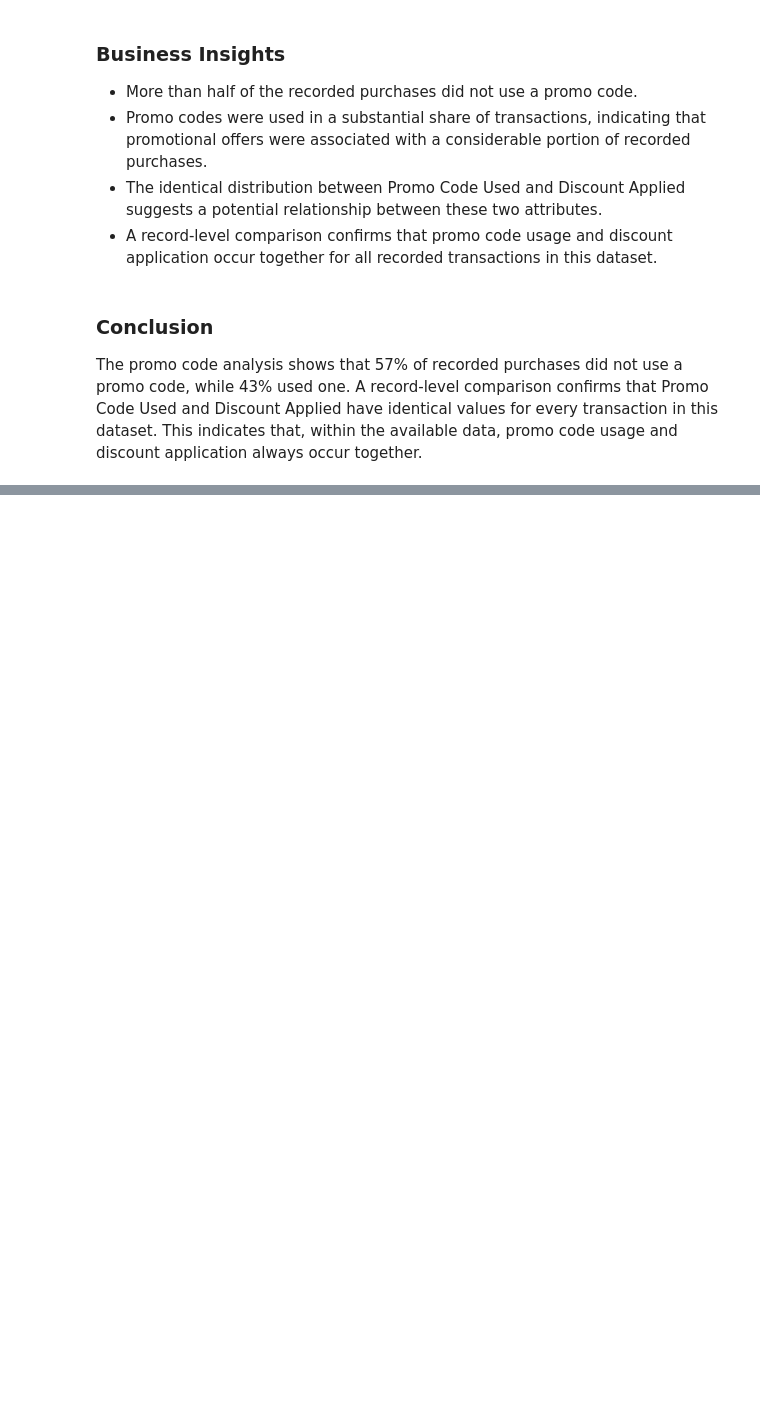
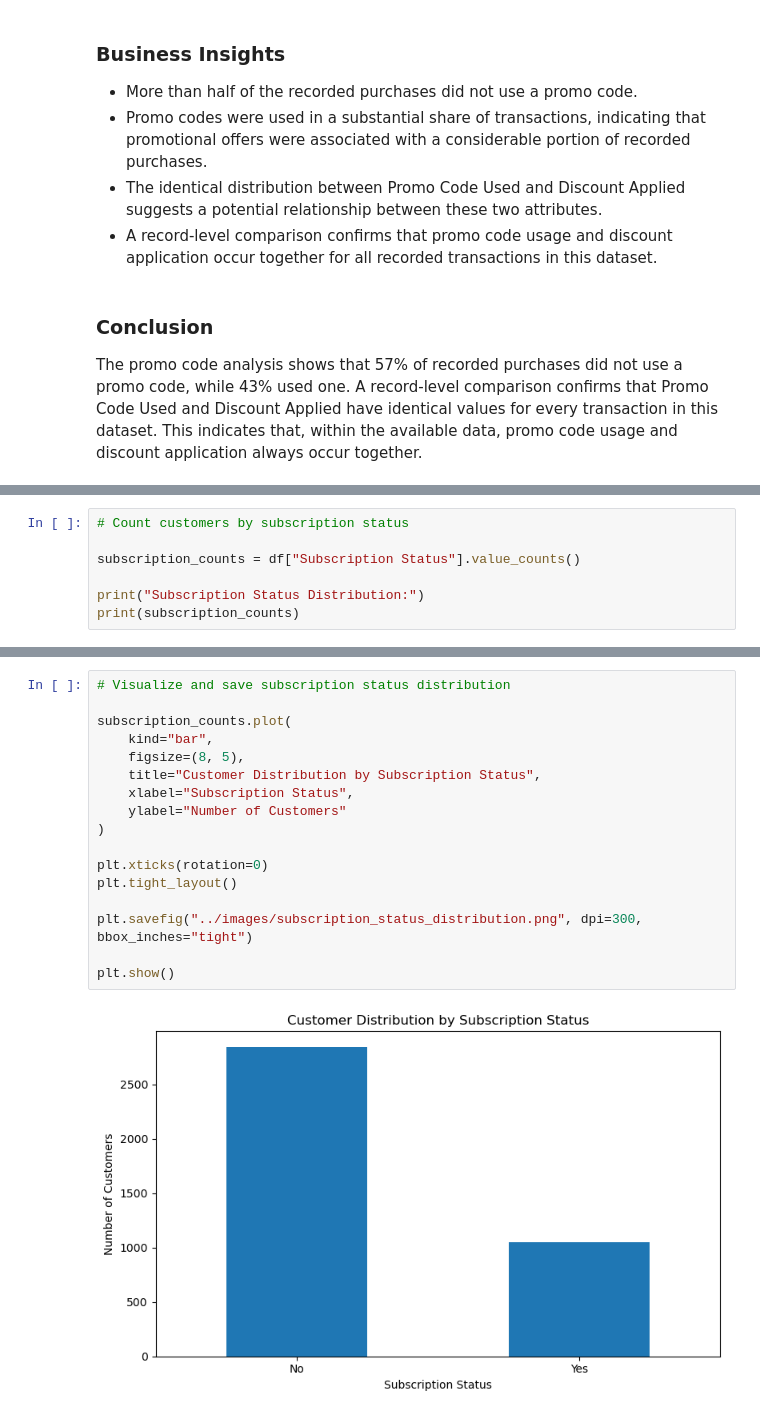
Before and after one commit to kalaranjani-a/customer-shopping-behavior-analysis, a Jupyter notebook: notebooks/customer_shopping_analysis.ipynb, the cells around one changed output, grey strips where cells are left out. Saved outputs shown, nothing was run; the diff lists cells and outputs as text; blank space fills up the shorter version.

```diff
--- a/notebooks/customer_shopping_analysis.ipynb
+++ b/notebooks/customer_shopping_analysis.ipynb
@@ -1826,0 +2057,7 @@ The promo code analysis shows that 57% of recorded purchases did not use a promo
+# %%
+# Count customers by subscription status
+
+subscription_counts = df["Subscription Status"].value_counts()
+
+print("Subscription Status Distribution:")
+print(subscription_counts)
@@ -1826,0 +2088,19 @@ The promo code analysis shows that 57% of recorded purchases did not use a promo
+# %%
+# Visualize and save subscription status distribution
+
+subscription_counts.plot(
+    kind="bar",
+    figsize=(8, 5),
+    title="Customer Distribution by Subscription Status",
+    xlabel="Subscription Status",
+    ylabel="Number of Customers"
+)
+
+plt.xticks(rotation=0)
+plt.tight_layout()
+
+plt.savefig("../images/subscription_status_distribution.png", dpi=300, bbox_inches="tight")
+
+plt.show()
+# %% [output]
+[figure, added]
```
Also changed, not shown: parts of 31 cells of this notebook, 4 other files.
